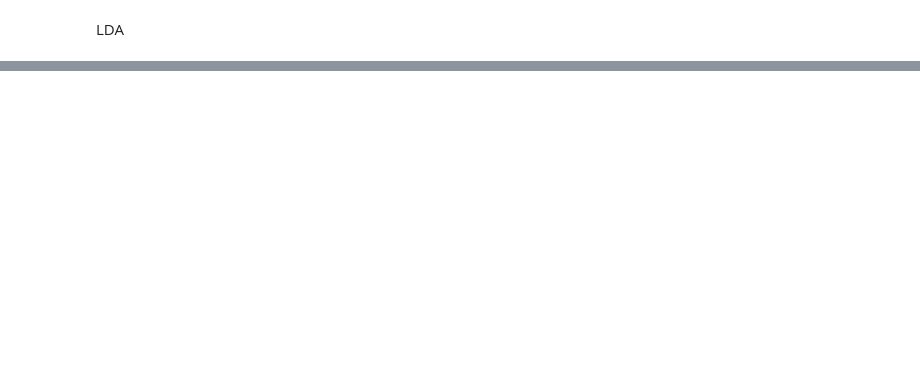
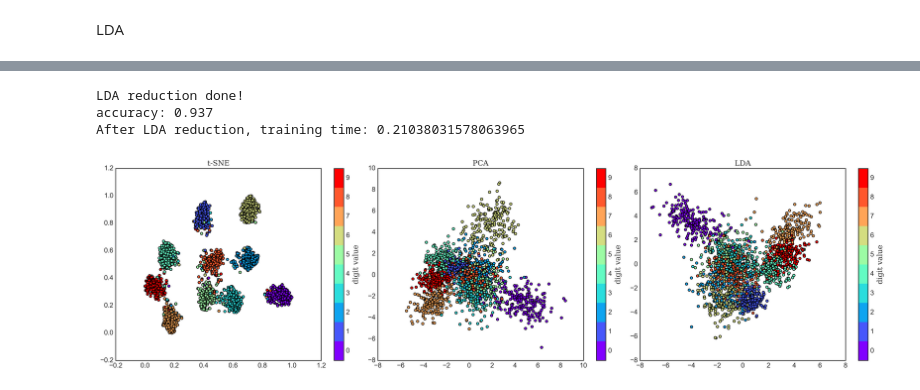
Before and after one commit to wanghchen/CS5487, a Jupyter notebook: Project/CS5487_project.ipynb, the cells around one changed output, grey strips where cells are left out. Cells and saved outputs as stored; diff of their text form; code cells hidden in the pictures; blank space fills up the shorter version.

```diff
--- a/Project/CS5487_project.ipynb
+++ b/Project/CS5487_project.ipynb
@@ -139,0 +137,7 @@ accuracy: 0.6666666666666666
+# %%
+def TSNE_reduction(X, n_components=2):
+    # n_components: number of components to keep
+    tsne = TSNE(n_components=n_components)
+    X_tsne = tsne.fit_transform(X)
+    print('TSNE reduction done!')
+    return X_tsne
@@ -139,0 +392,20 @@ accuracy: 0.6666666666666666
+# %%
+X_train, X_test, y_train, y_test = train_test_split(LDA_train(X,y, 9), y, test_size=0.5)
+X_train = StandardScaler().fit_transform(X_train)
+X_test = StandardScaler().fit_transform(X_test)
+t1 = time.time()
+test(SVM_train(X_train, y_train), X_test, y_test)
+t2 = time.time()
+print('After LDA reduction, training time:', t2-t1)
+# %% [output]
+LDA reduction done!
+accuracy: 0.937
+After LDA reduction, training time: 0.21038031578063965
+# %%
+X_train, X_test, y_train, y_test = train_test_split(TSNE_reduction(X, 2), y, test_size=0.5)
+X_train = StandardScaler().fit_transform(X_train)
+X_test = StandardScaler().fit_transform(X_test)
+t1 = time.time()
+test(SVM_train(X_train, y_train), X_test, y_test)
+t2 = time.time()
+print('After t-SNE reduction, training time:', t2-t1)
@@ -139,0 +415,45 @@ accuracy: 0.6666666666666666
+# %%
+
+# %config InlineBackend.figure_format = "svg"
+
+X_tsne = TSNE(n_components=2,init='pca').fit_transform(X_train)
+X_pca = PCA(n_components=2).fit_transform(X_train)
+X_lda = LDA(n_components=2).fit_transform(X_train, y_train)
+
+
+x_min,x_max = np.min(X_tsne,0),np.max(X_tsne,0)
+data = (X_tsne-x_min)/(x_max-x_min)
+
+font = { "size": 13,
+        "family" : "serif"}
+
+plt.style.use('seaborn-white')
+plt.figure(figsize=(20, 5.5),dpi=300)
+plt.subplot(1, 3, 1)
+plt.scatter(data[:, 0], data[:, 1], c=y_train,
+            cmap=plt.cm.get_cmap('rainbow', 10))
+plt.title("t-SNE", fontdict=font)
+cbar = plt.colorbar(ticks=range(10))
+cbar.set_label(label='digit value', fontdict=font)
+plt.clim(-0.5, 9.5)
+
+plt.subplot(1, 3, 2)
+plt.scatter(X_pca[:, 0], X_pca[:, 1], c=y_train,
+            cmap=plt.cm.get_cmap('rainbow', 10))
+plt.title("PCA", fontdict=font)
+cbar = plt.colorbar(ticks=range(10))
+cbar.set_label(label='digit value', fontdict=font)
+plt.clim(-0.5, 9.5)
+plt.tight_layout()
+
+
+plt.subplot(1, 3, 3)
+plt.scatter(X_lda[:, 0], X_lda[:, 1], c=y_train,
+            cmap=plt.cm.get_cmap('rainbow', 10))
+plt.title("LDA", fontdict=font)
+cbar = plt.colorbar(ticks=range(10))
+cbar.set_label(label='digit value', fontdict=font)
+plt.clim(-0.5, 9.5)
+plt.tight_layout()
+# %% [output]
+[figure, added]
```
Also changed, not shown: parts of 26 cells of this notebook, 5 other files.
